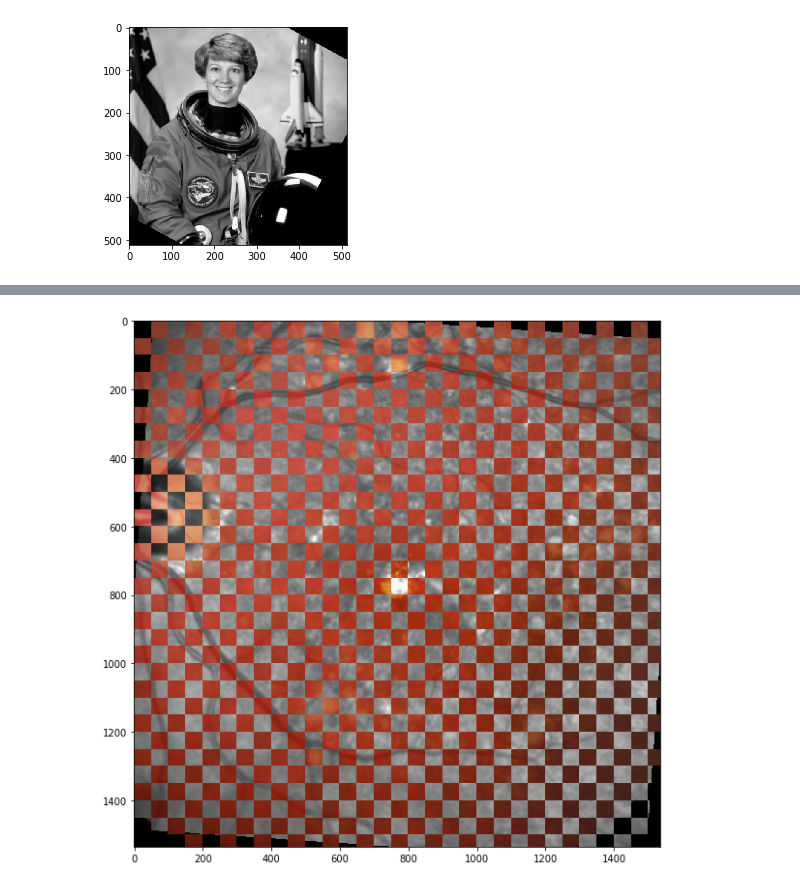
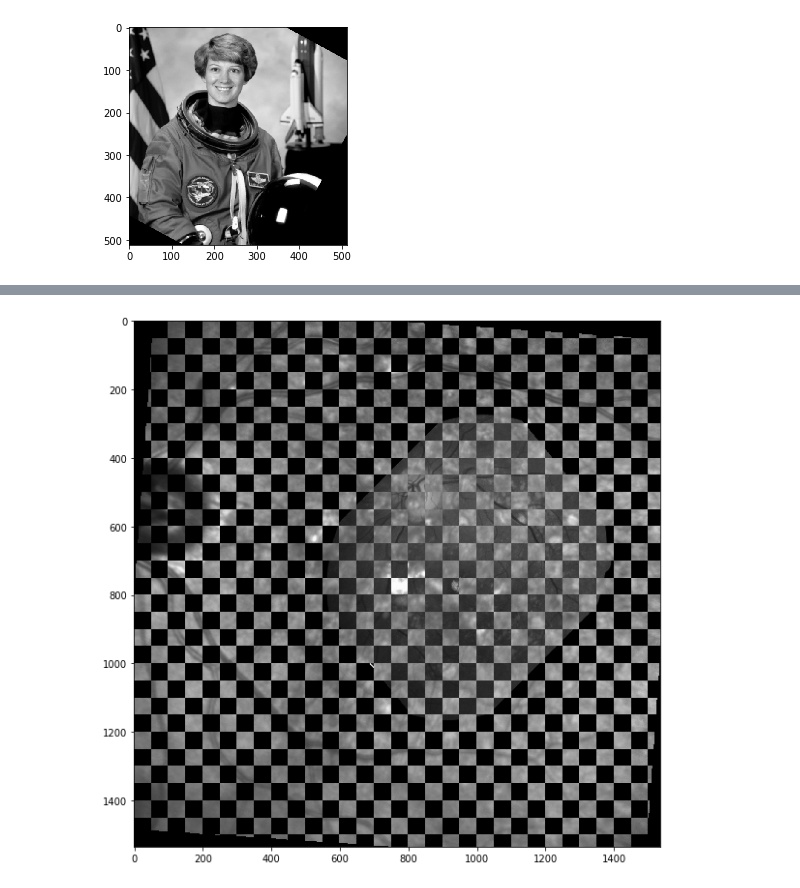
Before and after one commit to MedVisBonn/eyepy, a Jupyter notebook: notebooks/NIR_CFP_registration.ipynb, the cells around one changed output, grey strips where cells are left out. Saved outputs shown, nothing was run; the diff lists cells and outputs as text; code cells hidden in the pictures.

```diff
--- a/notebooks/NIR_CFP_registration.ipynb
+++ b/notebooks/NIR_CFP_registration.ipynb
@@ -337,2 +645,2 @@ plt.imshow(reg_img2, cmap="gray")
 # %%
-reg_img2 = multimodal_registration(cfp_img[..., 1], nir_img)
+reg_cfp = multimodal_2D(cfp_img[..., 1], nir_img)
@@ -339,4 +652,4 @@ reg_img2 = multimodal_registration(cfp_img[..., 1], nir_img)
 # %%
-plot_registration_comparison(nir_img, transformed_cfp, square_size=50)
+plot_registration_comparison(nir_img, reg_cfp, square_size=50)
 # %% [output]
-[figure, old version]
+[figure, new version]
```
Also changed, not shown: parts of 20 cells of this notebook, 3 other files.
